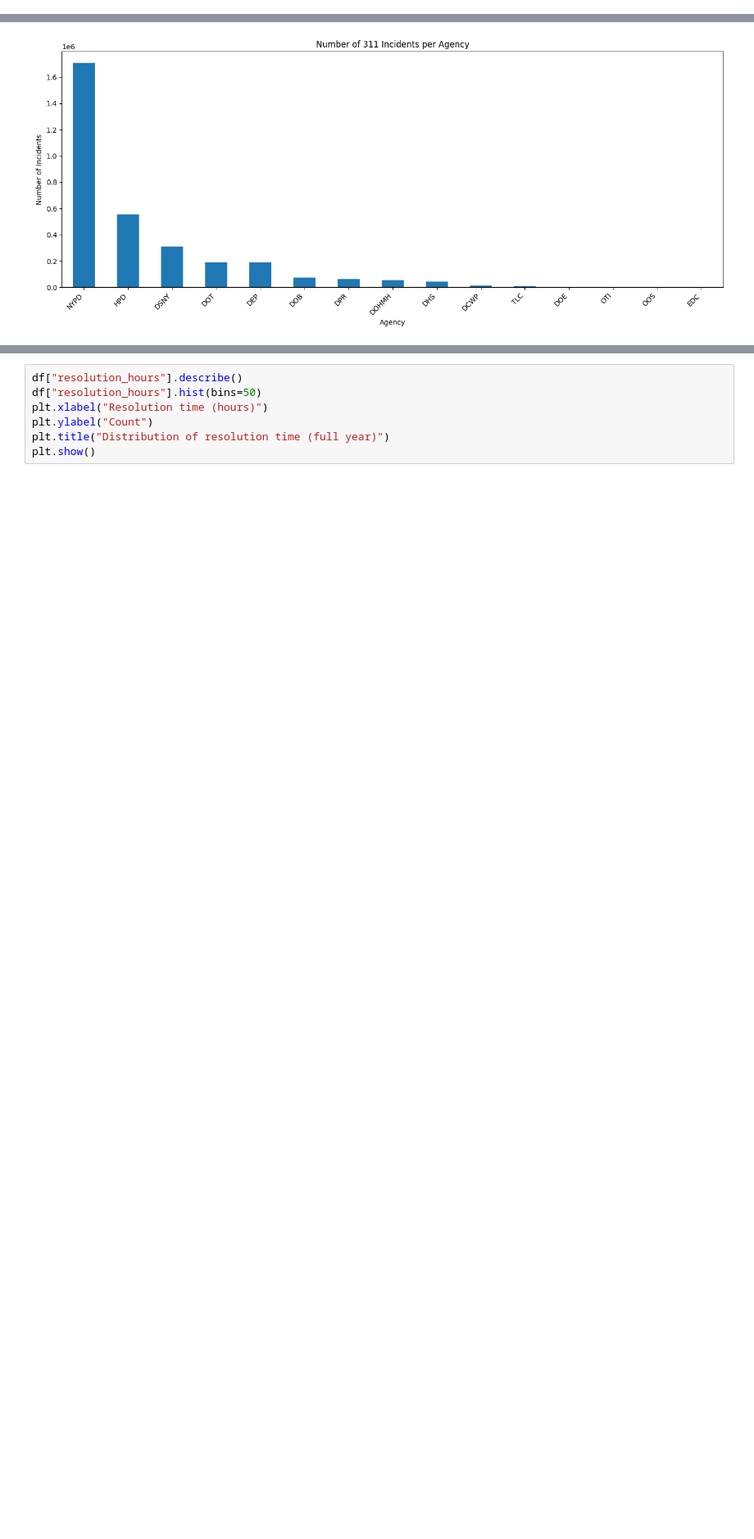
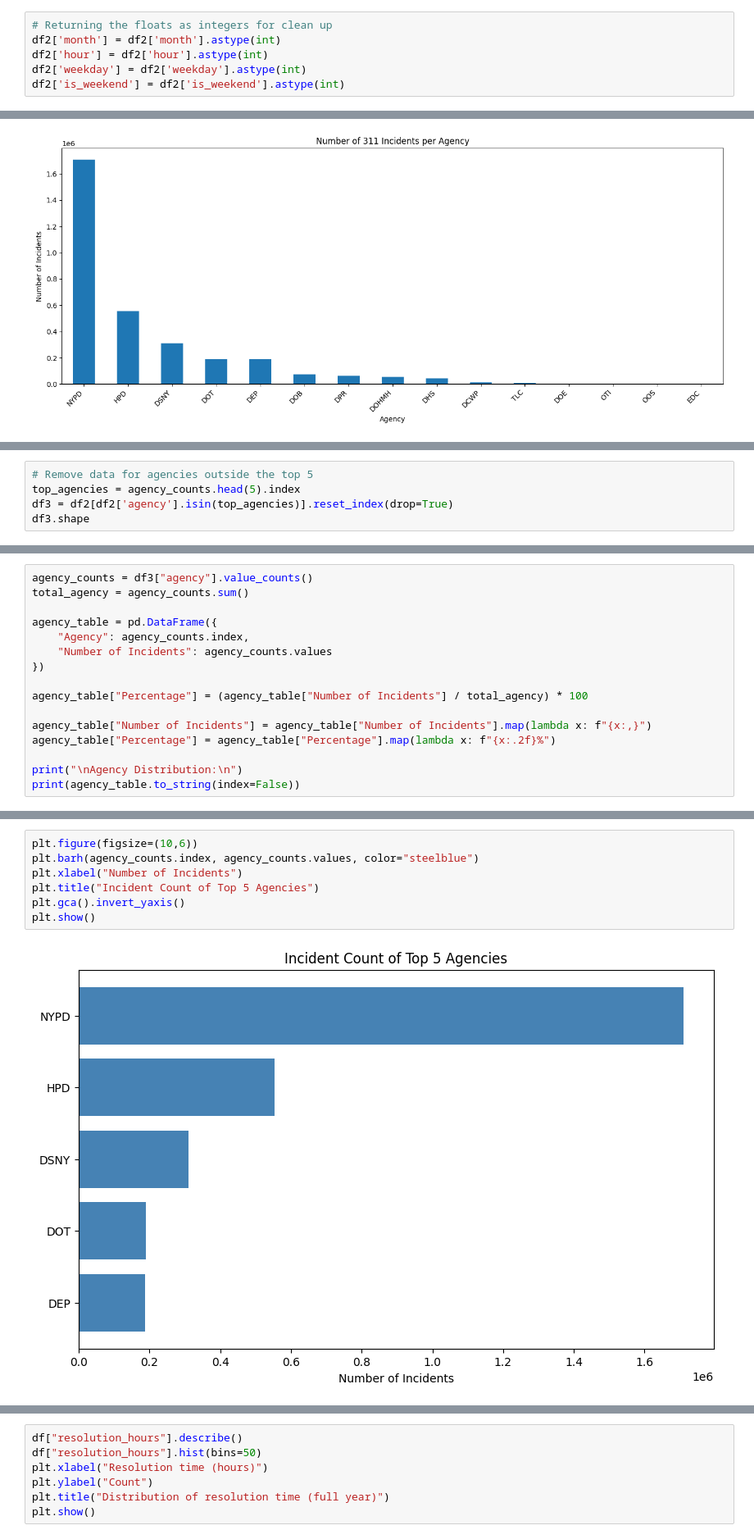
Before and after one commit to yerapark/nyc-311-service-analysis, a Jupyter notebook: notebooks/03_full_year_modeling.ipynb, the cells around one changed output, grey strips where cells are left out. Shown at 82% size. Cells and saved outputs as stored; diff of their text form; blank space fills up the shorter version.

```diff
--- a/notebooks/03_full_year_modeling.ipynb
+++ b/notebooks/03_full_year_modeling.ipynb
@@ -158,0 +165,6 @@ Index(['created_date', 'closed_date', 'complaint_type', 'descriptor', 'agency',
+# %%
+# Returning the floats as integers for clean up
+df2['month'] = df2['month'].astype(int)
+df2['hour'] = df2['hour'].astype(int)
+df2['weekday'] = df2['weekday'].astype(int)
+df2['is_weekend'] = df2['is_weekend'].astype(int)
@@ -286,0 +333,5 @@ plt.show()
+# %%
+# Remove data for agencies outside the top 5
+top_agencies = agency_counts.head(5).index
+df3 = df2[df2['agency'].isin(top_agencies)].reset_index(drop=True)
+df3.shape
@@ -286,0 +352,16 @@ plt.show()
+# %%
+agency_counts = df3["agency"].value_counts()
+total_agency = agency_counts.sum()
+
+agency_table = pd.DataFrame({
+    "Agency": agency_counts.index,
+    "Number of Incidents": agency_counts.values
+})
+
+agency_table["Percentage"] = (agency_table["Number of Incidents"] / total_agency) * 100
+
+agency_table["Number of Incidents"] = agency_table["Number of Incidents"].map(lambda x: f"{x:,}")
+agency_table["Percentage"] = agency_table["Percentage"].map(lambda x: f"{x:.2f}%")
+
+print("\nAgency Distribution:\n")
+print(agency_table.to_string(index=False))
@@ -286,0 +377,9 @@ plt.show()
+# %%
+plt.figure(figsize=(10,6))
+plt.barh(agency_counts.index, agency_counts.values, color="steelblue")
+plt.xlabel("Number of Incidents")
+plt.title("Incident Count of Top 5 Agencies")
+plt.gca().invert_yaxis()
+plt.show()
+# %% [output]
+[figure, added]
```
Also changed, not shown: parts of 42 cells of this notebook.
